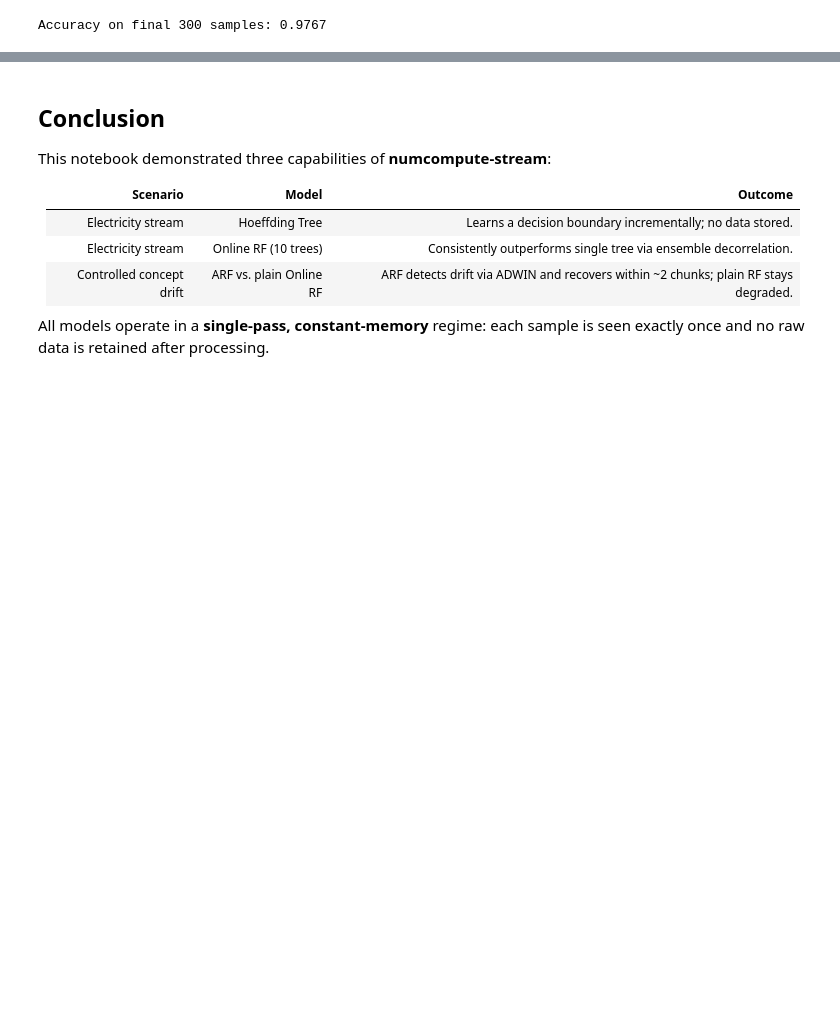
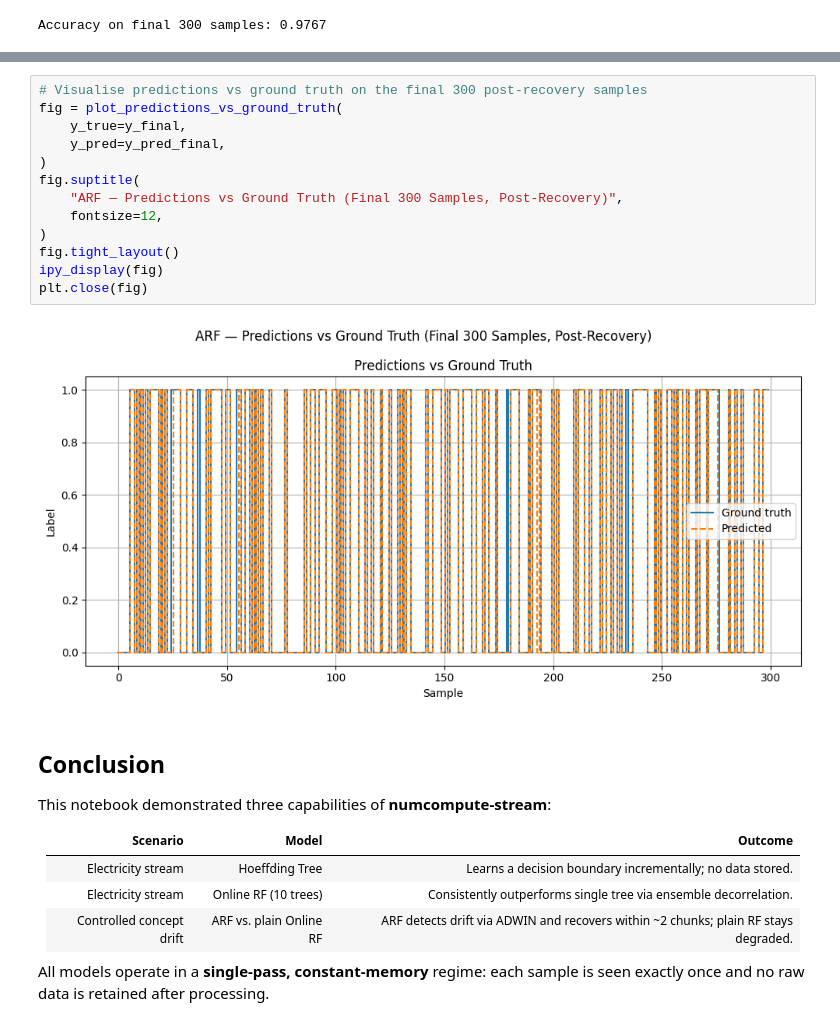
Before and after one commit to Omkarth/numcompute-stream, a Jupyter notebook: demo/stream_demo.ipynb, the cells around one changed output, grey strips where cells are left out. Drawn from its saved outputs; the diff is of its cells as text; blank space fills up the shorter version.

```diff
--- a/demo/stream_demo.ipynb
+++ b/demo/stream_demo.ipynb
@@ -405,3 +410,18 @@ Accuracy on final 300 samples: 0.9767
+# %%
+# Visualise predictions vs ground truth on the final 300 post-recovery samples
+fig = plot_predictions_vs_ground_truth(
+    y_true=y_final,
+    y_pred=y_pred_final,
+)
+fig.suptitle(
+    "ARF — Predictions vs Ground Truth (Final 300 Samples, Post-Recovery)",
+    fontsize=12,
+)
+fig.tight_layout()
+ipy_display(fig)
+plt.close(fig)
+# %% [output]
+[figure, added]
 # %% [markdown]
 ## Conclusion
 
```
Also changed, not shown: parts of 2 cells of this notebook.
